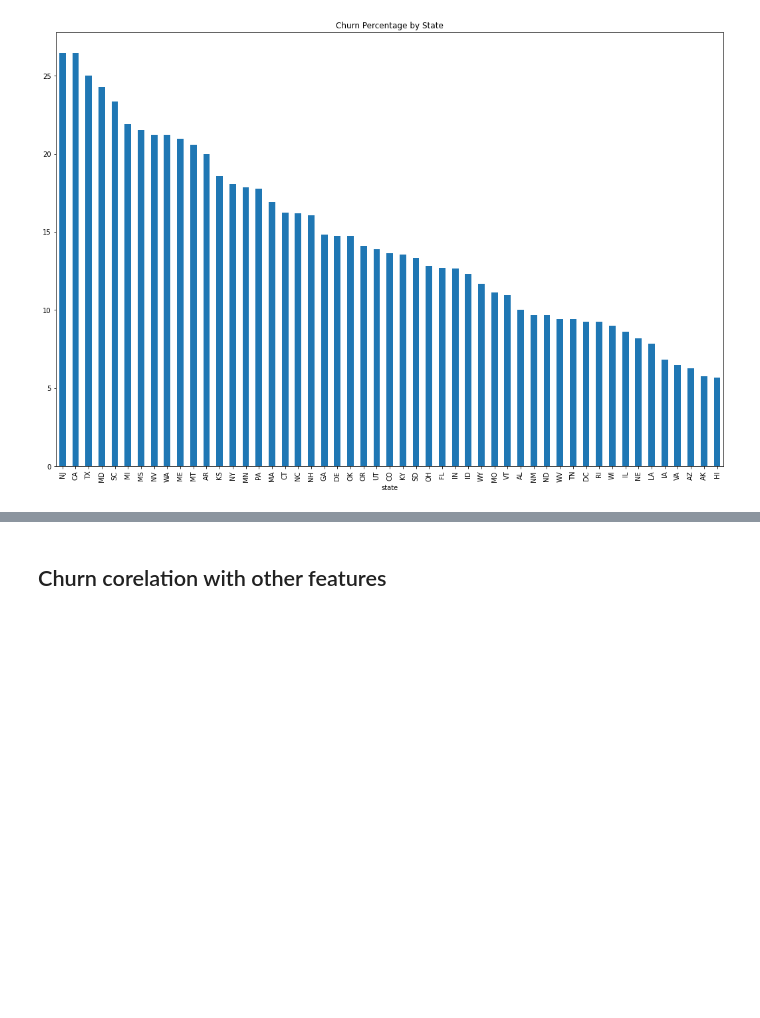
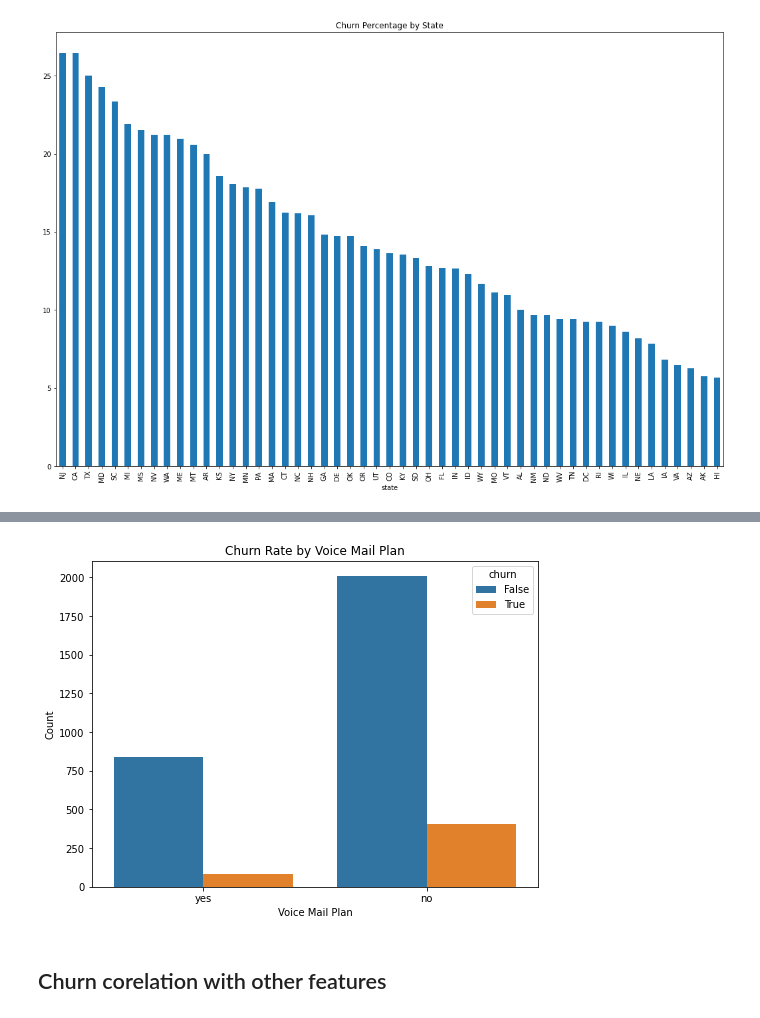
Before and after one commit to clivethiongo/PHASE-3-PROJECT, a Jupyter notebook: PHASE 3 MODEL CLASSIFICATION CHURN REPORT.ipynb, the cells around one changed output, grey strips where cells are left out. Saved outputs shown, nothing was run; the diff lists cells and outputs as text; code cells hidden in the pictures; blank space fills up the shorter version.

```diff
--- a/PHASE 3 MODEL CLASSIFICATION CHURN REPORT.ipynb
+++ b/PHASE 3 MODEL CLASSIFICATION CHURN REPORT.ipynb
@@ -186,3 +197,13 @@ Text(0.5, 1.0, 'Churn Percentage by State')
+# %%
+# Churn rate by voice mail plan
+plt.figure(figsize=(8, 6))
+sns.countplot(data=df_droped, x='voice mail plan', hue='churn')
+plt.title('Churn Rate by Voice Mail Plan')
+plt.xlabel('Voice Mail Plan')
+plt.ylabel('Count')
+plt.show()
+# %% [output]
+[figure, added]
 # %% [markdown]
 ## Churn corelation with other features
 # %%
```
Also changed, not shown: parts of 16 cells of this notebook, 1 other file.
